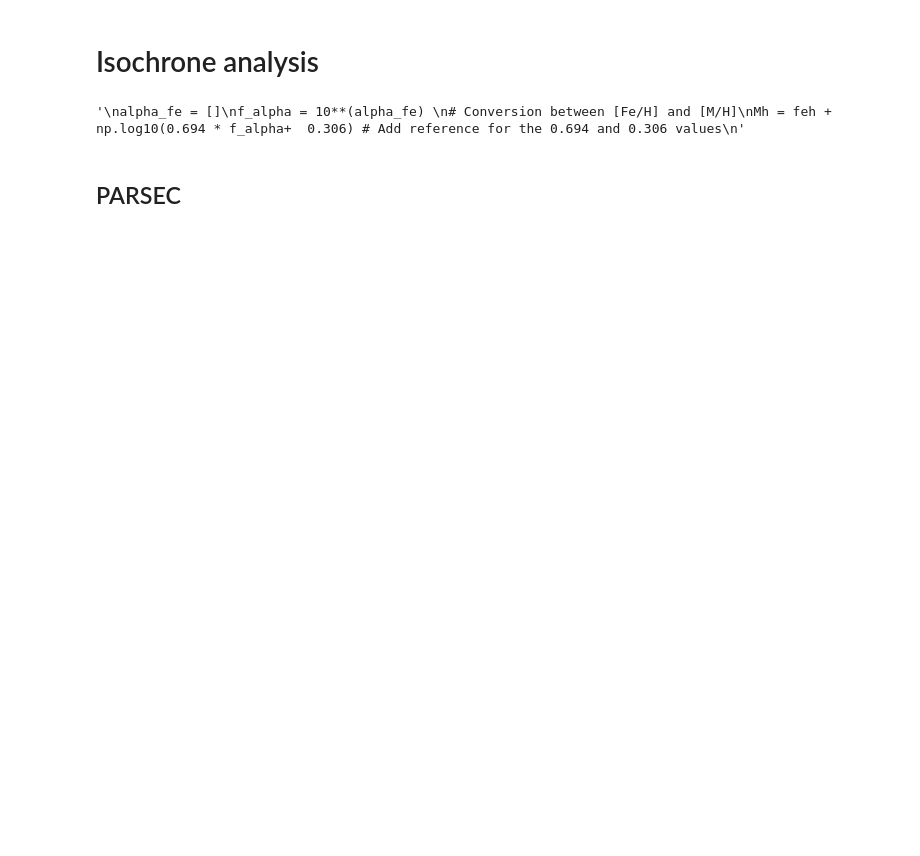
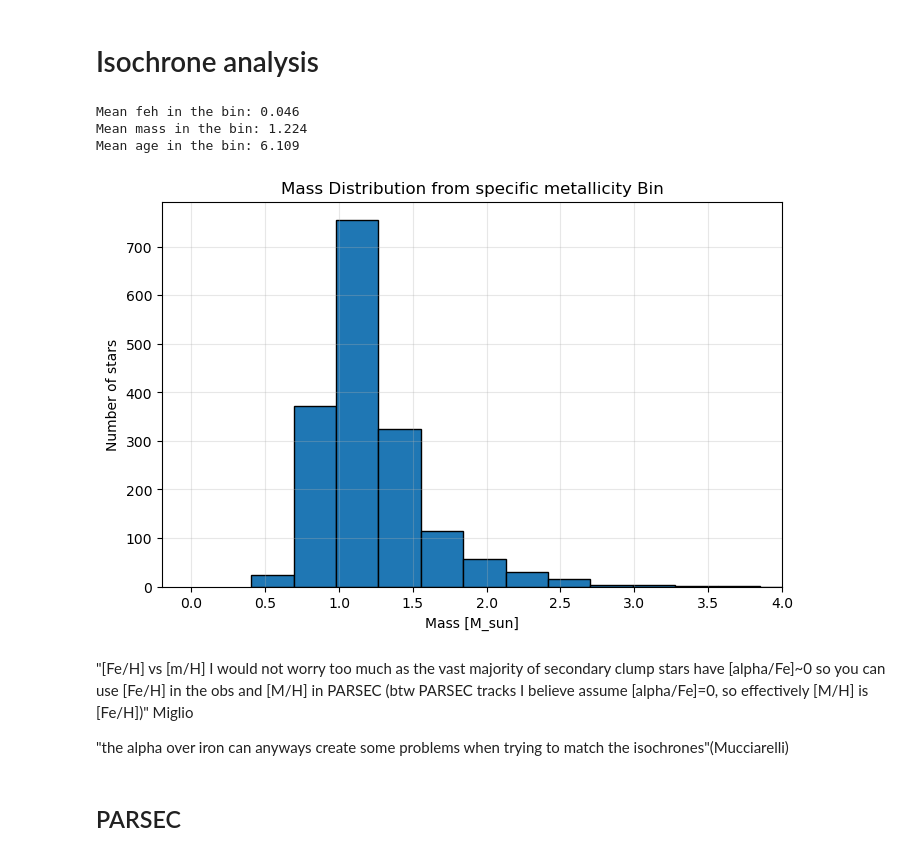
Before and after one commit to juanpabloidarraga/master_thesis, a Jupyter notebook: code/Sidequests/Isochrone_analysis.ipynb, the cells around one changed output. Saved outputs shown, nothing was run; the diff lists cells and outputs as text; code cells hidden in the pictures; blank space fills up the shorter version.

```diff
--- a/code/Sidequests/Isochrone_analysis.ipynb
+++ b/code/Sidequests/Isochrone_analysis.ipynb
@@ -6,17 +6,53 @@ import pandas as pd
 import matplotlib.pyplot as plt
 import ezpadova
 import pathlib
-# %%
-feh = [] # middle points of bins of [Fe/H]
-
-"""
-alpha_fe = []
-f_alpha = 10**(alpha_fe)
-# Conversion between [Fe/H] and [M/H]
-Mh = feh + np.log10(0.694 * f_alpha+  0.306) # Add reference for the 0.694 and 0.306 values
-"""
-# %% [output]
-'\nalpha_fe = []\nf_alpha = 10**(alpha_fe) \n# Conversion between [Fe/H] and [M/H]\nMh = feh + np.log10(0.694 * f_alpha+  0.306) # Add reference for the 0.694 and 0.306 values\n'
+# %%
+# ==============================================================================
+# Loading one of the feh bin for further analysis
+# ==============================================================================
+
+path = "../../data/my_data/"
+file_name = "stars_bin8.csv" # Here I put the feh bin MUST agree with the chosen metallicity
+stars_bin = pd.read_csv(path + file_name)
+
+bin_edges_hard_feh = np.array([-1.6, -0.8, -0.5, -0.4, -0.3, -0.2, -0.1, 0.0, 0.1, 1.0])
+
+bin_mean_feh = np.mean(stars_bin['feh'])
+print("Mean feh in the bin: " + str(np.round(bin_mean_feh,3)))
+
+bin_mean_mass = np.mean(stars_bin['mass_L_sl'])
+print("Mean mass in the bin: " +str(np.round(bin_mean_mass,3)))
+
+bin_mean_age = np.mean(stars_bin['age'])
+print("Mean age in the bin: " +str(np.round(bin_mean_age,3)))
+
+
+metallicity = bin_mean_feh #Metallicity for both, plot of observed and synthethic stars.
+# %% [output]
+Mean feh in the bin: 0.046
+Mean mass in the bin: 1.224
+Mean age in the bin: 6.109
+# %%
+mass_bin = pd.to_numeric(
+    stars_bin.loc[pd.Series(True, index=stars_bin['Teff'].index), 'mass_L_sl'],
+    #stars_bin.loc[stars_bin['RelAge_Dnu'].astype(str).str.lower() == 'true', 'mass_L_sl'],
+    errors='coerce'
+).dropna()
+
+plt.figure(figsize=(8, 5))
+plt.hist(mass_bin, bins=30, edgecolor='black')
+plt.xlim(-0.2,4)
+plt.xlabel('Mass [M_sun]')
+plt.ylabel('Number of stars')
+plt.title('Mass Distribution from specific metallicity Bin')
+plt.grid(True, alpha=0.3)
+plt.show()
+# %% [output]
+[figure, added]
+# %% [markdown]
+"[Fe/H] vs [m/H] I would not worry too much as the vast majority of secondary clump stars have [alpha/Fe]~0 so you can use [Fe/H] in the obs and [M/H] in PARSEC (btw PARSEC tracks I believe assume [alpha/Fe]=0, so effectively [M/H] is [Fe/H])" Miglio
+
+"the alpha over iron can anyways create some problems when trying to match the isochrones"(Mucciarelli)
 # %% [markdown]
 ## PARSEC
 # %%
```
Also changed, not shown: parts of 20 cells of this notebook, 22 other files.
